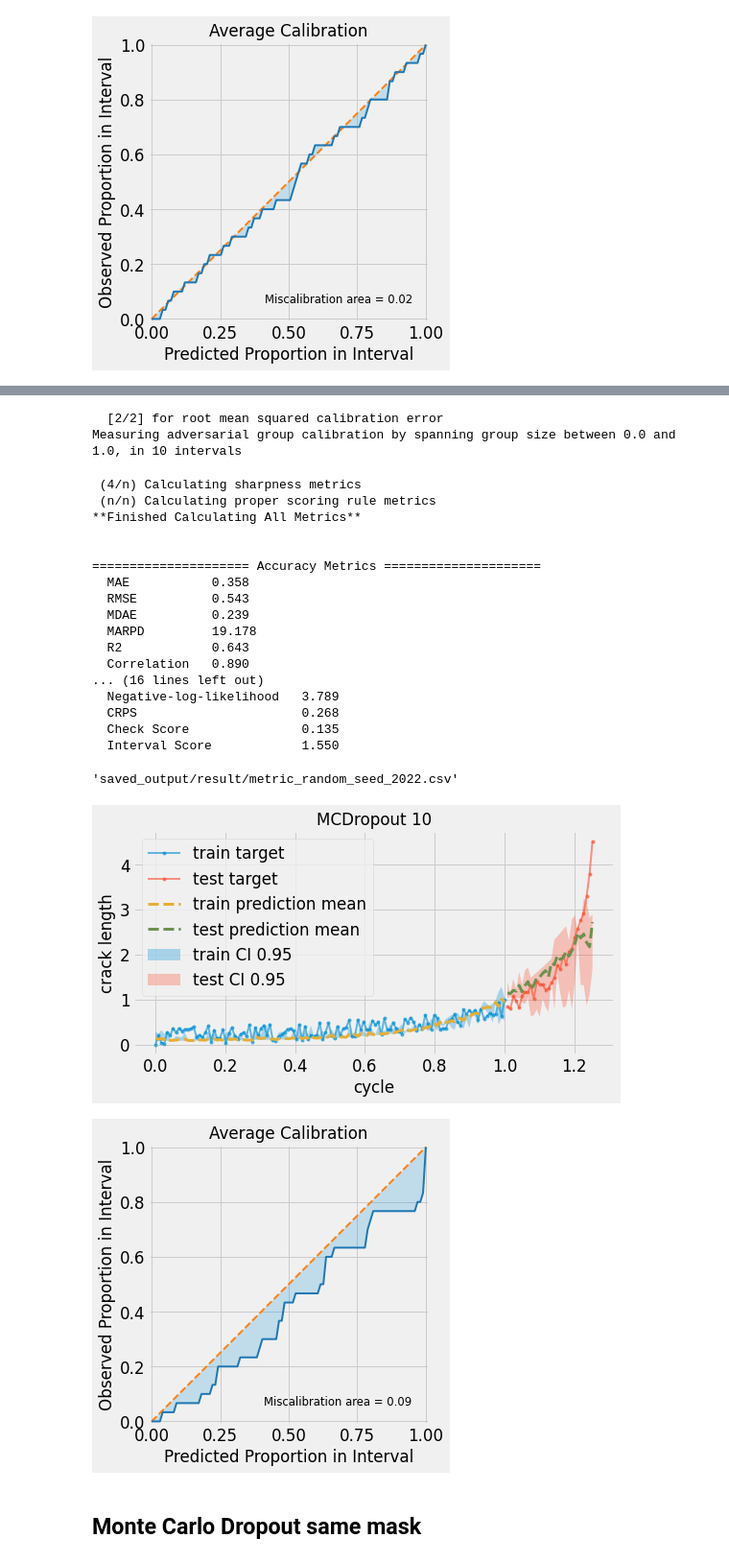
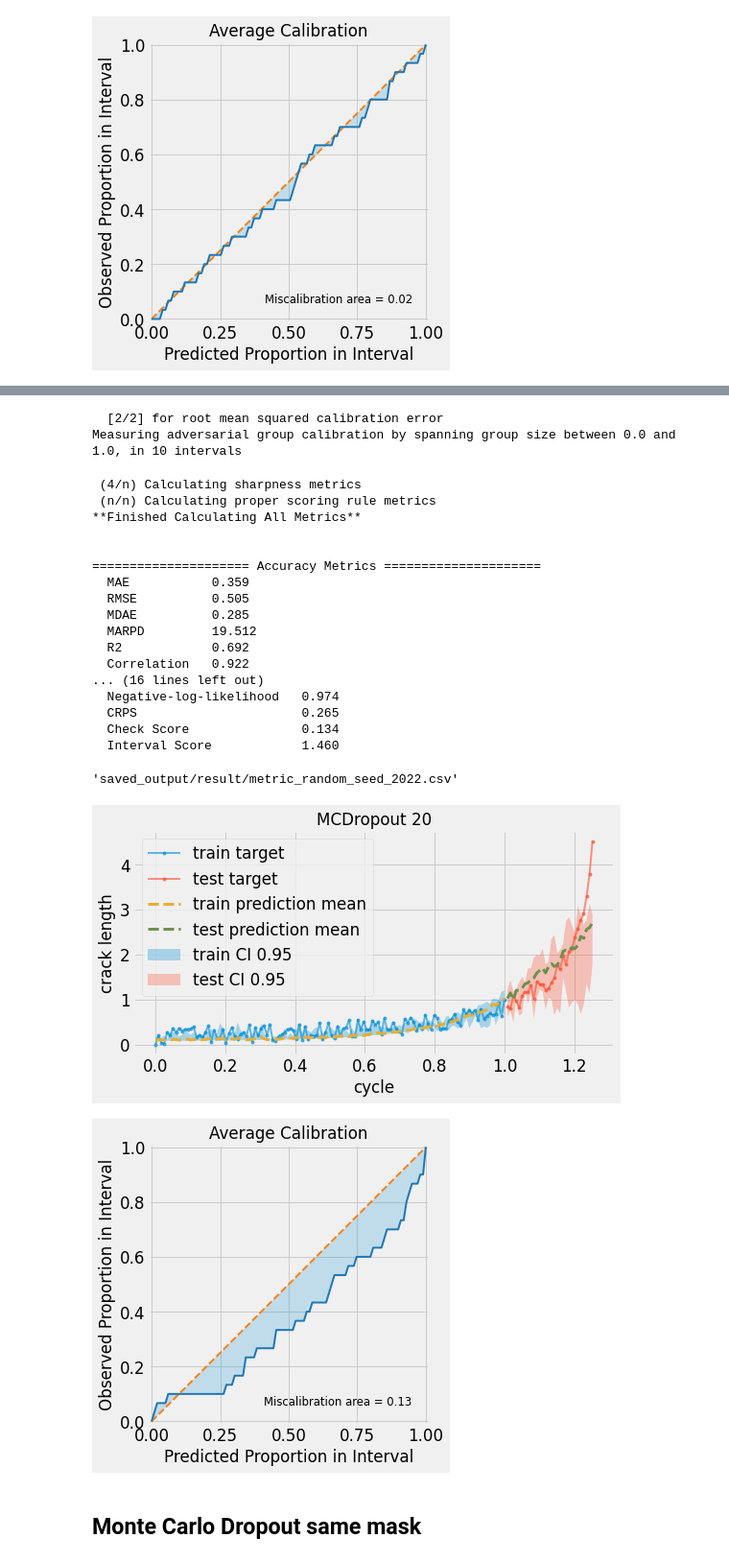
Before and after one commit to phanav/probabilistic-physics-satie, a Jupyter notebook: src/probabilistic_physics_inform_v3.ipynb, the cells around one changed output, grey strips where cells are left out. Shown at 96% size. Saved outputs shown, nothing was run; the diff lists cells and outputs as text; code cells hidden in the pictures.

Commit message:
increase dropout sample from 10 to 20

```diff
--- a/src/probabilistic_physics_inform_v3.ipynb
+++ b/src/probabilistic_physics_inform_v3.ipynb
@@ -1684,10 +1684,10 @@ Measuring adversarial group calibration by spanning group size between 0.0 and 1
 [figure]
 # %%
 dropout_train_predictions = predict_dropout(
-    dropout_model, 10, train_xtensor, train_ytensor
+    dropout_model, 20, train_xtensor, train_ytensor
 )
 dropout_test_predictions = predict_dropout(
-    dropout_model, 10, test_xtensor, test_ytensor
+    dropout_model, 20, test_xtensor, test_ytensor
 )
 
 dropout_test_mean = np.mean(dropout_test_predictions.squeeze(), 0)
@@ -1698,49 +1698,49 @@ fig = plot_target_prediction_sample(
     train_ytensor,
     dropout_train_predictions,
     test_xtensor,
     test_ytensor,
     dropout_test_predictions,
     marker="o",
     markersize=3,
-    title="MCDropout 10",
+    title="MCDropout 20",
 )
-save_fig(fig, "dropout_10_prediction.pdf")
+save_fig(fig, "dropout_20_prediction.pdf")
 
 ax = uct.viz.plot_calibration(dropout_test_mean, dropout_test_std, test_ytensor.numpy().squeeze())
-save_fig(ax.figure, "dropout_10_calibration.pdf")
+save_fig(ax.figure, "dropout_20_calibration.pdf")
 
 dropout_metrics = uct.metrics.get_all_metrics(
     dropout_test_mean, dropout_test_std, test_ytensor.numpy().squeeze()
 )
-save_metrics('MCDropout 10', dropout_duration, dropout_metrics)
+save_metrics('MCDropout 20', dropout_duration, dropout_metrics)
 # %% [output]
  (1/n) Calculating accuracy metrics
  (2/n) Calculating average calibration metrics
  (3/n) Calculating adversarial group calibration metrics
   [1/2] for mean absolute calibration error
 Measuring adversarial group calibration by spanning group size between 0.0 and 1.0, in 10 intervals
   [2/2] for root mean squared calibration error
 Measuring adversarial group calibration by spanning group size between 0.0 and 1.0, in 10 intervals
  (4/n) Calculating sharpness metrics
  (n/n) Calculating proper scoring rule metrics
 **Finished Calculating All Metrics**
 
 
 ===================== Accuracy Metrics =====================
-  MAE           0.358
-  RMSE          0.543
-  MDAE          0.239
-  MARPD         19.178
-  R2            0.643
-  Correlation   0.890
+  MAE           0.359
+  RMSE          0.505
+  MDAE          0.285
+  MARPD         19.512
+  R2            0.692
+  Correlation   0.922
 ... (16 lines left out)
-  Negative-log-likelihood   3.789
-  CRPS                      0.268
-  Check Score               0.135
-  Interval Score            1.550
+  Negative-log-likelihood   0.974
+  CRPS                      0.265
+  Check Score               0.134
+  Interval Score            1.460
 'saved_output/result/metric_random_seed_2022.csv'
-[figure, old version]
+[figure, new version]
-[figure, old version]
+[figure, new version]
 # %% [markdown]
 ## Monte Carlo Dropout same mask
 # %%
```
Also changed, not shown: parts of 1 cell of this notebook.
